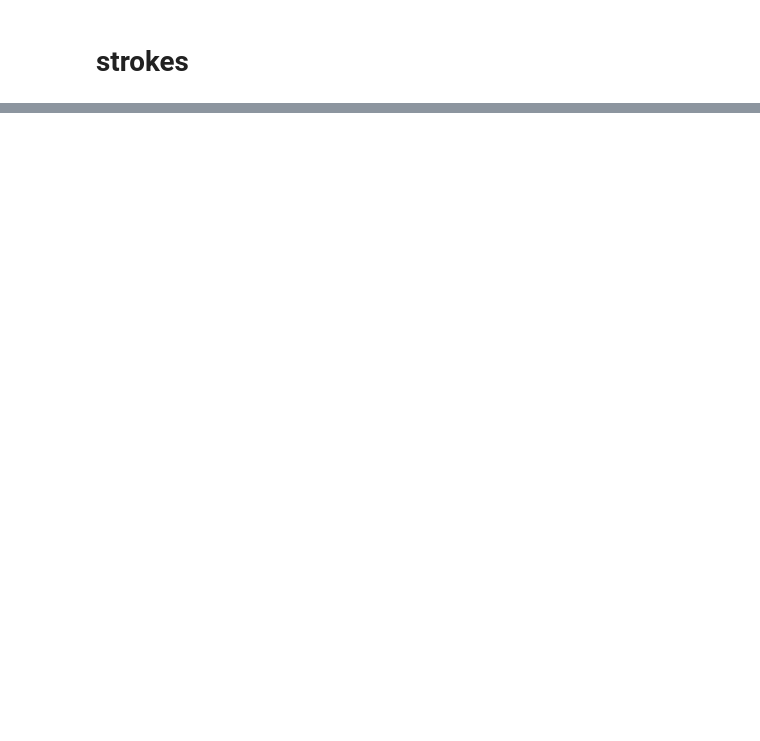
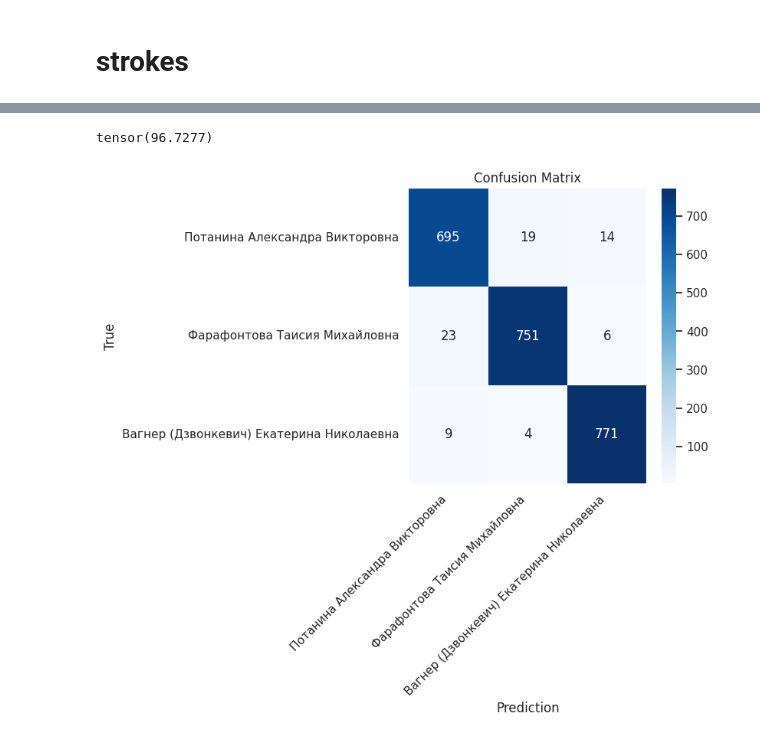
Before and after one commit to Natalka-Pro/Potanin, a Jupyter notebook: Colab Notebooks/Potanin.ipynb, the cells around one changed output, grey strips where cells are left out. Saved outputs shown, nothing was run; the diff lists cells and outputs as text; code cells hidden in the pictures; blank space fills up the shorter version.

Commit message:
3 strokes classification + aggregation

```diff
--- a/Colab Notebooks/Potanin.ipynb
+++ b/Colab Notebooks/Potanin.ipynb
@@ -1526,0 +1829,33 @@ trainer.train(train_loader, val_loader, n_epochs = 30)
+# %%
+num_classes = 3
+cl_model = nn.Sequential(nn.Linear(emb_dim, 512), nn.ReLU(), nn.Linear(512, num_classes)).to(DEVICE)
+print(f"Parameters number: {number_of_parameters(cl_model)}")
+
+model.eval()
+for p in model.parameters():
+    p.requires_grad = False
+print(f"Parameters number: {number_of_parameters(model)}")
+
+# transform = transforms.ToTensor()
+transform = transforms.Compose(
+    [
+            transforms.ToTensor(),
+            Min_size(50),
+            ToModel(model, DEVICE),
+    ])
+
+dataset = My_Dataset("КККМFOLDER_strokes_bin_ok", transform=transform, topk=3)
+print(len(dataset))
+train_dataset, test_dataset = split_dataset(dataset)
+print(f"train dataset: {len(train_dataset)}, test dataset: {len(test_dataset)}")
+
+optimizer = torch.optim.Adam(cl_model.parameters(), lr=3e-4)
+criterion = torch.nn.CrossEntropyLoss()
+
+BATCH_SIZE = 64
+train_loader = DataLoader(train_dataset, batch_size=BATCH_SIZE, shuffle=True)
+val_loader = DataLoader(test_dataset, batch_size=BATCH_SIZE, shuffle=False)
+
+trainer = Trainer(cl_model, optimizer, criterion, type = "not siam", dir = "logs", name = "clstrokes3")
+
+trainer.train(train_loader, val_loader, n_epochs = 20)
@@ -1526,0 +1881,8 @@ trainer.train(train_loader, val_loader, n_epochs = 30)
+# %%
+y_pred, y_prob, y_true, acc = eval(cl_model, train_loader)
+y_pred, y_prob, y_true, acc = y_pred.cpu(), y_prob.cpu(), y_true.cpu(), acc.cpu()
+print(acc)
+conf_matrix(y_true, y_pred, dataset.cls2dir)
+# %% [output]
+tensor(96.7277)
+[figure, added]
```
Also changed, not shown: parts of 41 cells of this notebook, 1 other file.
